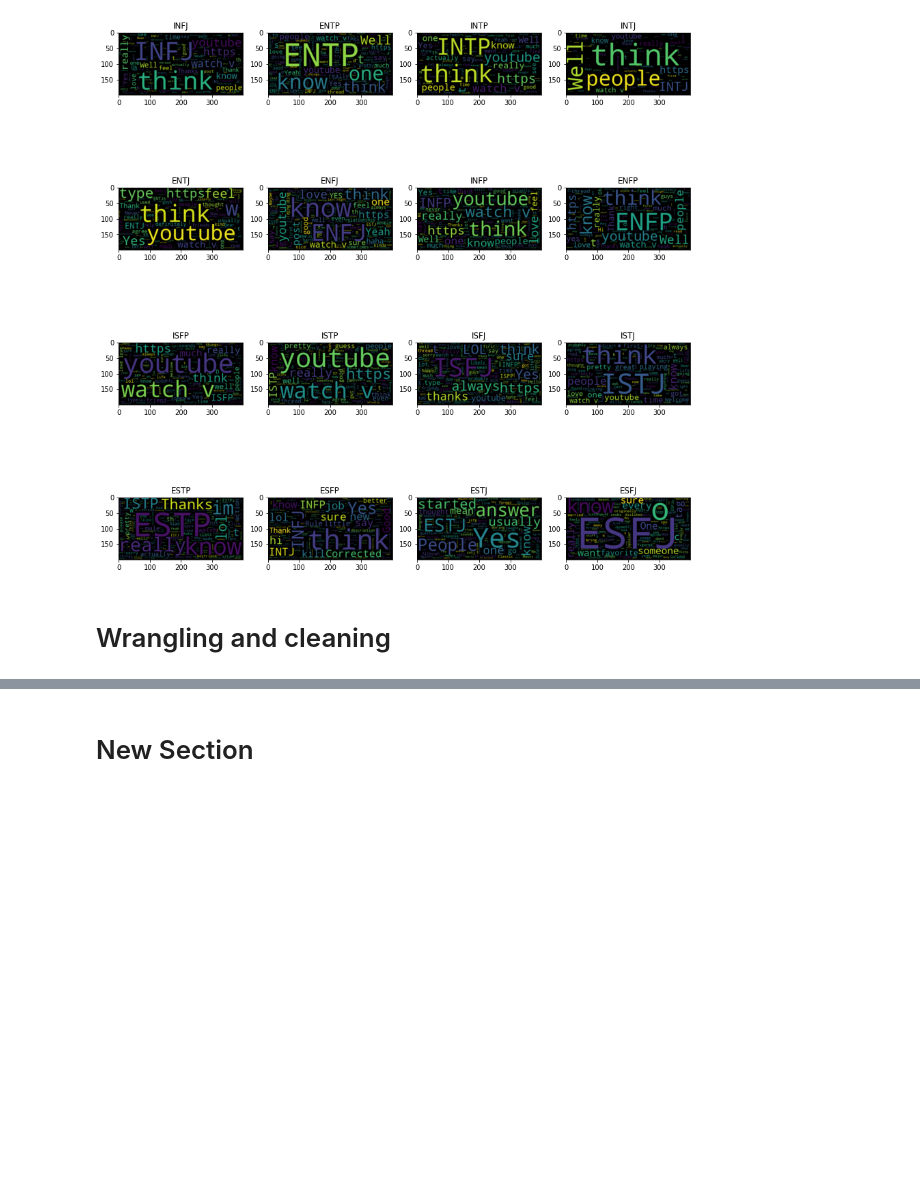
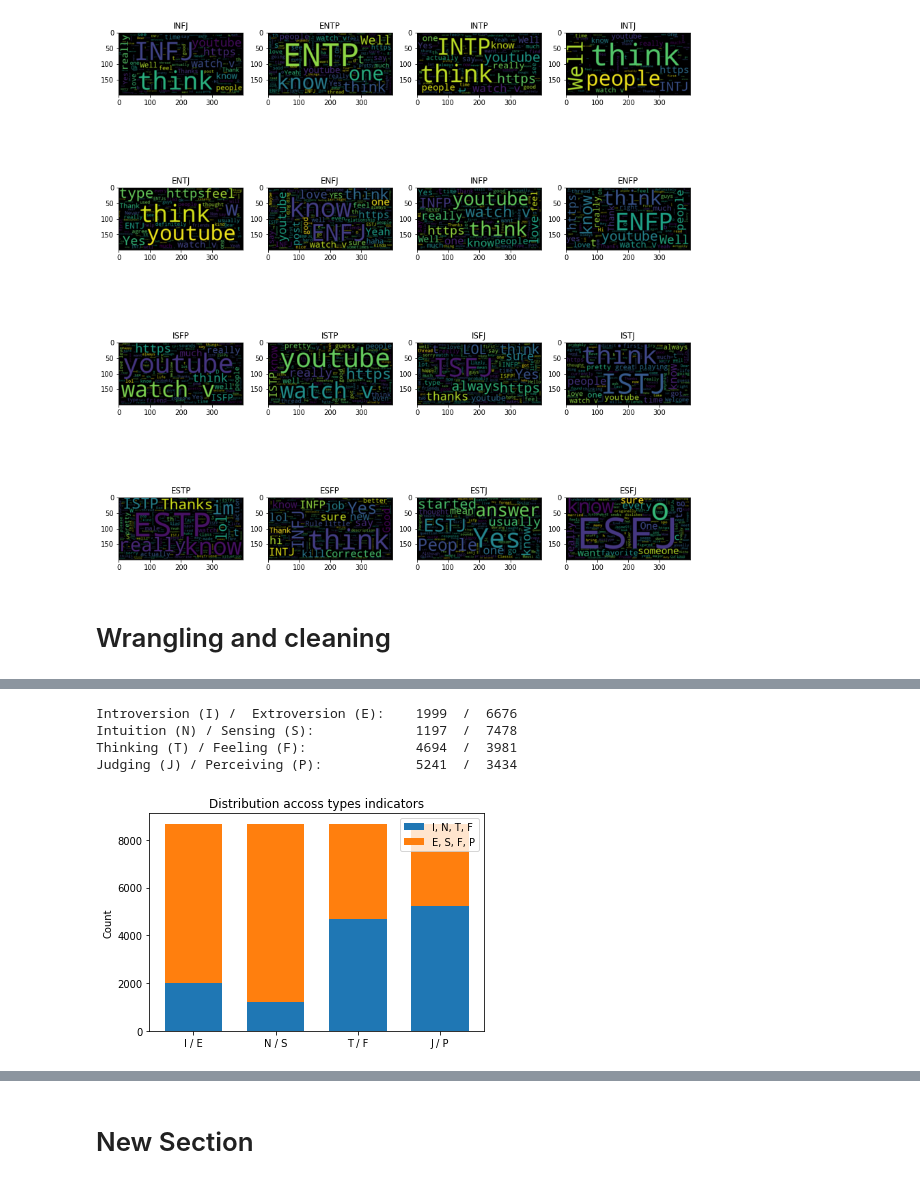
Before and after one commit to kneat2448/PDAI-mbti, a Jupyter notebook: PDAI_test.ipynb, the cells around one changed output, grey strips where cells are left out. Saved outputs shown, nothing was run; the diff lists cells and outputs as text; code cells hidden in the pictures; blank space fills up the shorter version.

Commit message:
Data set extraction, plotting graphs and Data wrangling

```diff
--- a/PDAI_test.ipynb
+++ b/PDAI_test.ipynb
@@ -126,0 +169,31 @@ ValueError: ignored
+# %%
+print ("Introversion (I) /  Extroversion (E):\t", data['IE'].value_counts()[0], " / ", data['IE'].value_counts()[1])
+print ("Intuition (N) / Sensing (S):\t\t", data['NS'].value_counts()[0], " / ", data['NS'].value_counts()[1])
+print ("Thinking (T) / Feeling (F):\t\t", data['TF'].value_counts()[0], " / ", data['TF'].value_counts()[1])
+print ("Judging (J) / Perceiving (P):\t\t", data['JP'].value_counts()[0], " / ", data['JP'].value_counts()[1])
+# %% [output]
+Introversion (I) /  Extroversion (E):    1999  /  6676
+Intuition (N) / Sensing (S):             1197  /  7478
+Thinking (T) / Feeling (F):              4694  /  3981
+Judging (J) / Perceiving (P):            5241  /  3434
+# %%
+#Plotting the distribution of each personality type indicator
+N = 4
+bottom = (data['IE'].value_counts()[0], data['NS'].value_counts()[0], data['TF'].value_counts()[0], data['JP'].value_counts()[0])
+top = (data['IE'].value_counts()[1], data['NS'].value_counts()[1], data['TF'].value_counts()[1], data['JP'].value_counts()[1])
+
+ind = np.arange(N)
+
+width = 0.7
+
+p1 = plt.bar(ind, bottom, width, label="I, N, T, F")
+p2 = plt.bar(ind, top, width, bottom=bottom, label="E, S, F, P")
+
+plt.title('Distribution accoss types indicators')
+plt.ylabel('Count')
+plt.xticks(ind, ('I / E',  'N / S', 'T / F', 'J / P',))
+plt.legend()
+
+plt.show()
+# %% [output]
+[figure, added]
```
Also changed, not shown: parts of 5 cells of this notebook.
